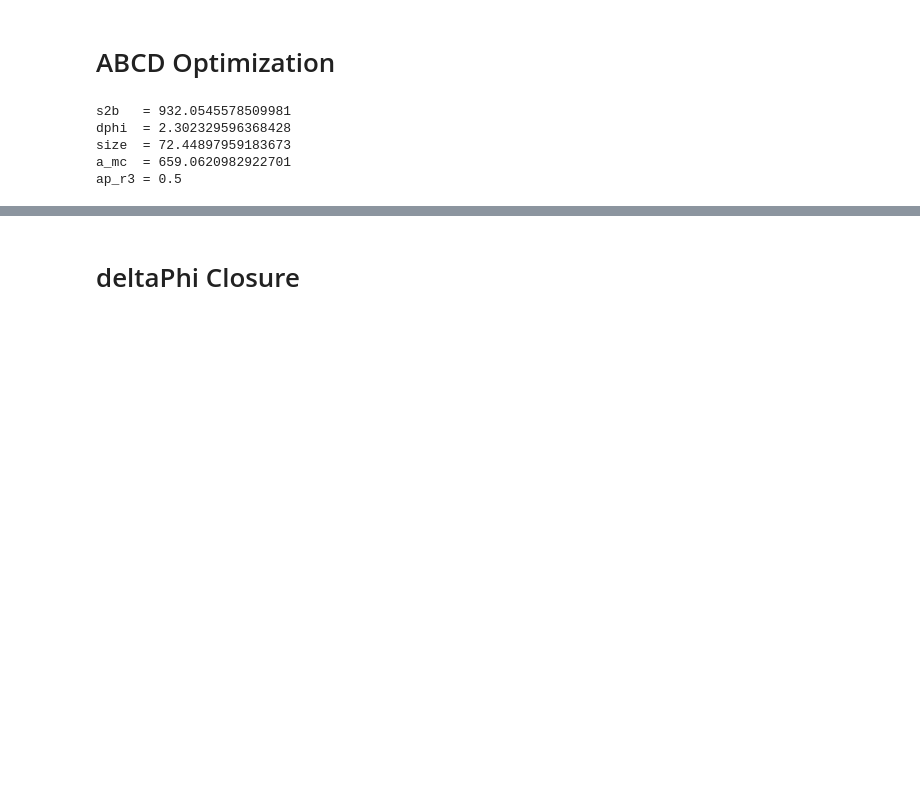
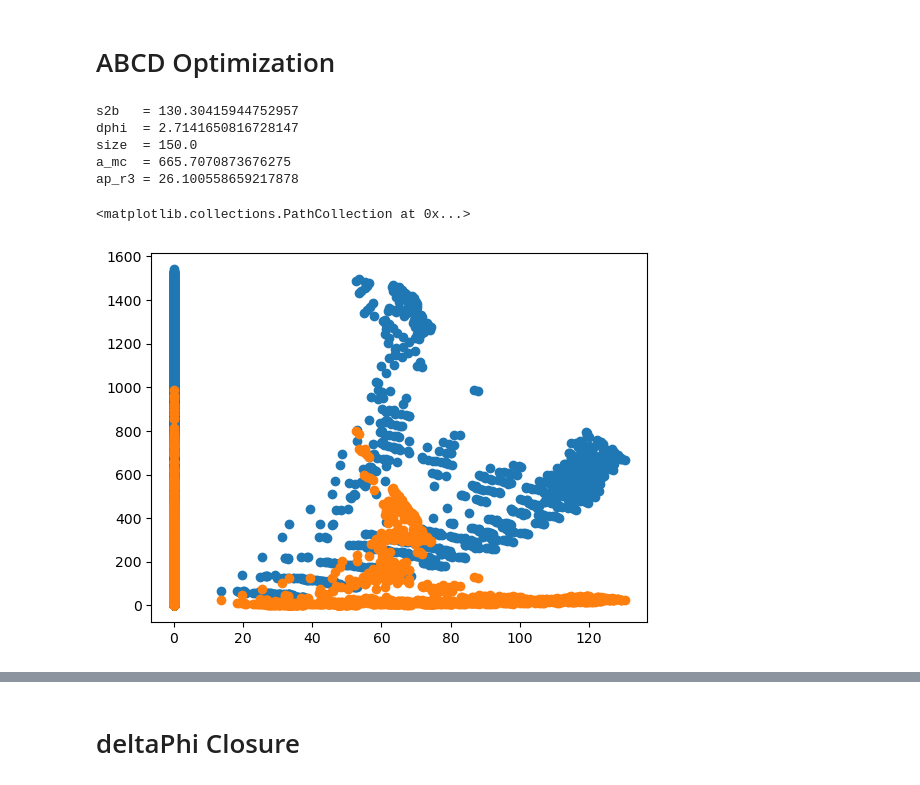
Before and after one commit to cms-lpc-llp/mds_analysis, a Jupyter notebook: notebooks/closure_test.ipynb, the cells around one changed output, grey strips where cells are left out. Saved outputs shown, nothing was run; the diff lists cells and outputs as text; code cells hidden in the pictures; blank space fills up the shorter version.

```diff
--- a/notebooks/closure_test.ipynb
+++ b/notebooks/closure_test.ipynb
@@ -188,21 +234,24 @@ cond = ((a_mc>0) & (b_mc>0) & (c_mc>0) & (d_mc>0)) & \
 # Here we add a condition that the predicted value must be within 2 sigma of the actual value
 ae_r3 = np.sqrt(a_r3)
 ape_r3 = ap_r3 * np.sqrt(
-    np.divide(1,b_r3, where=cond, out=np.zeros_like(b_r3)) +
-    np.divide(1,c_r3, where=cond, out=np.zeros_like(c_r3)) +
-    np.divide(1,d_r3, where=cond, out=np.zeros_like(d_r3))
+    np.divide(1,b_r3, where=cond, out=np.ones_like(b_r3)) +
+    np.divide(1,c_r3, where=cond, out=np.ones_like(c_r3)) +
+    np.divide(1,d_r3, where=cond, out=np.ones_like(d_r3))
 )
 
-cond = cond & (np.divide(np.abs(a_r3-ap_r3),np.sqrt(ae_r3**2 + ape_r3**2), where=cond, out=999*np.zeros_like(a_r3))<1)
-# cond = cond & (a_mc>140)
+cond = cond & (np.divide(np.abs(a_r3-ap_r3),np.sqrt(ae_r3**2 + ape_r3**2), where=cond, out=999*np.ones_like(a_r3))<1)
+# cond = cond & (a_mc>700)
 
 ####
 
 s2bs = np.divide(a_mc, np.sqrt(ap_r3), where=cond, out=np.zeros_like(a_mc))
+# s2bs = np.divide(a_mc, ap_r3, where=cond, out=np.zeros_like(a_mc))
 
 idx_s2b = np.unravel_index(np.argmax(s2bs), s2bs.shape)
 
 print(f's2b   = {s2bs[idx_s2b]}')
+# print(f'dphi  = {dphis[idx_s2b[1]]}')
+# print(f'size  = {sizes[idx_s2b[0]]}')
 print(f'dphi  = {dphis[idx_s2b[0]]}')
 print(f'size  = {sizes[idx_s2b[1]]}')
 print(f'a_mc  = {a_mc[idx_s2b]}')
@@ -211,8 +260,17 @@ print(f'ap_r3 = {ap_r3[idx_s2b]}')
 ABCD_DPHI = dphis[idx_s2b[0]]
 ABCD_SIZE = sizes[idx_s2b[1]]
 # %% [output]
-s2b   = 932.0545578509981
-dphi  = 2.302329596368428
-size  = 72.44897959183673
-a_mc  = 659.0620982922701
-ap_r3 = 0.5
+s2b   = 130.30415944752957
+dphi  = 2.7141650816728147
+size  = 150.0
+a_mc  = 665.7070873676275
+ap_r3 = 26.100558659217878
+# %%
+import matplotlib as mpl
+import matplotlib.pyplot as plt
+
+plt.scatter(s2bs,a_mc)
+plt.scatter(s2bs,ap_r3)
+# %% [output]
+<matplotlib.collections.PathCollection at 0x...>
+[figure, added]
```
Also changed, not shown: parts of 8 cells of this notebook, 2 other files.
